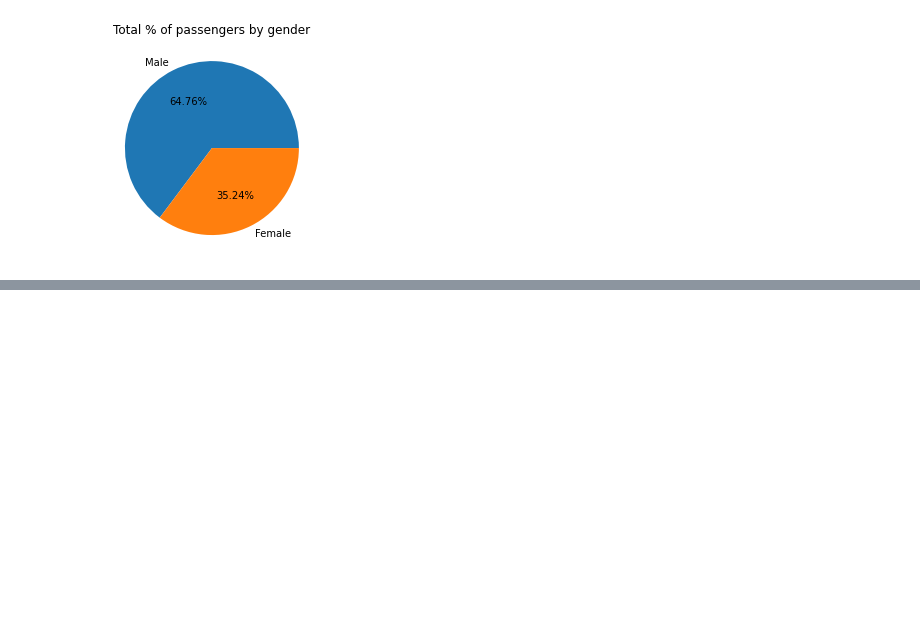
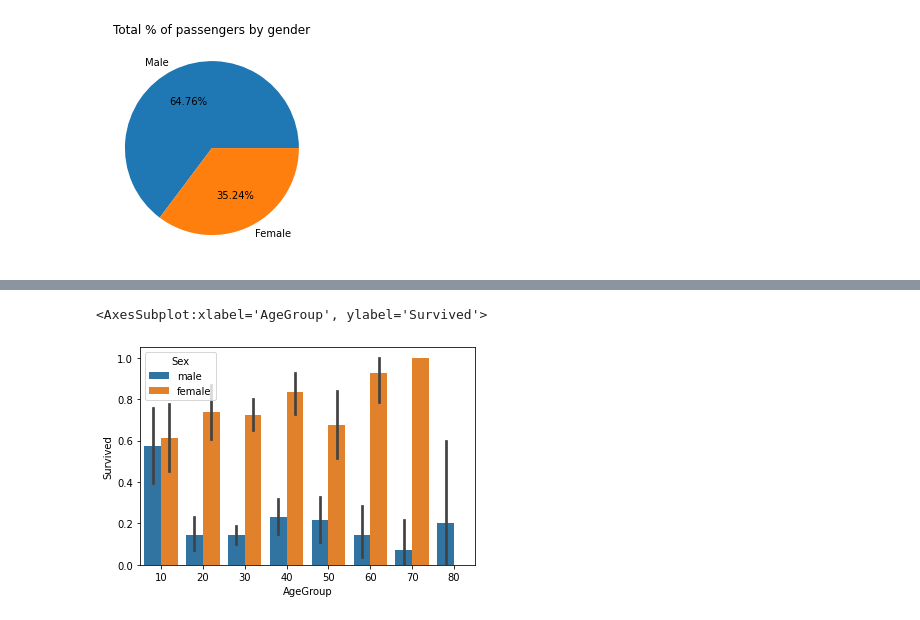
Before and after one commit to mariatan0/titanic, a Jupyter notebook: titanic_notebook.ipynb, the cells around one changed output, grey strips where cells are left out. Saved outputs shown, nothing was run; the diff lists cells and outputs as text; code cells hidden in the pictures; blank space fills up the shorter version.

```diff
--- a/titanic_notebook.ipynb
+++ b/titanic_notebook.ipynb
@@ -204,2 +223,8 @@ plt.show()
+# %%
+#Age group by gender of those who survived
+sns.barplot(x='AgeGroup', y='Survived', hue='Sex', data=df_train)
+# %% [output]
+<AxesSubplot:xlabel='AgeGroup', ylabel='Survived'>
+[figure, added]
 # %%
 #graph with embarked and who survived
```
Also changed, not shown: parts of 10 cells of this notebook.
